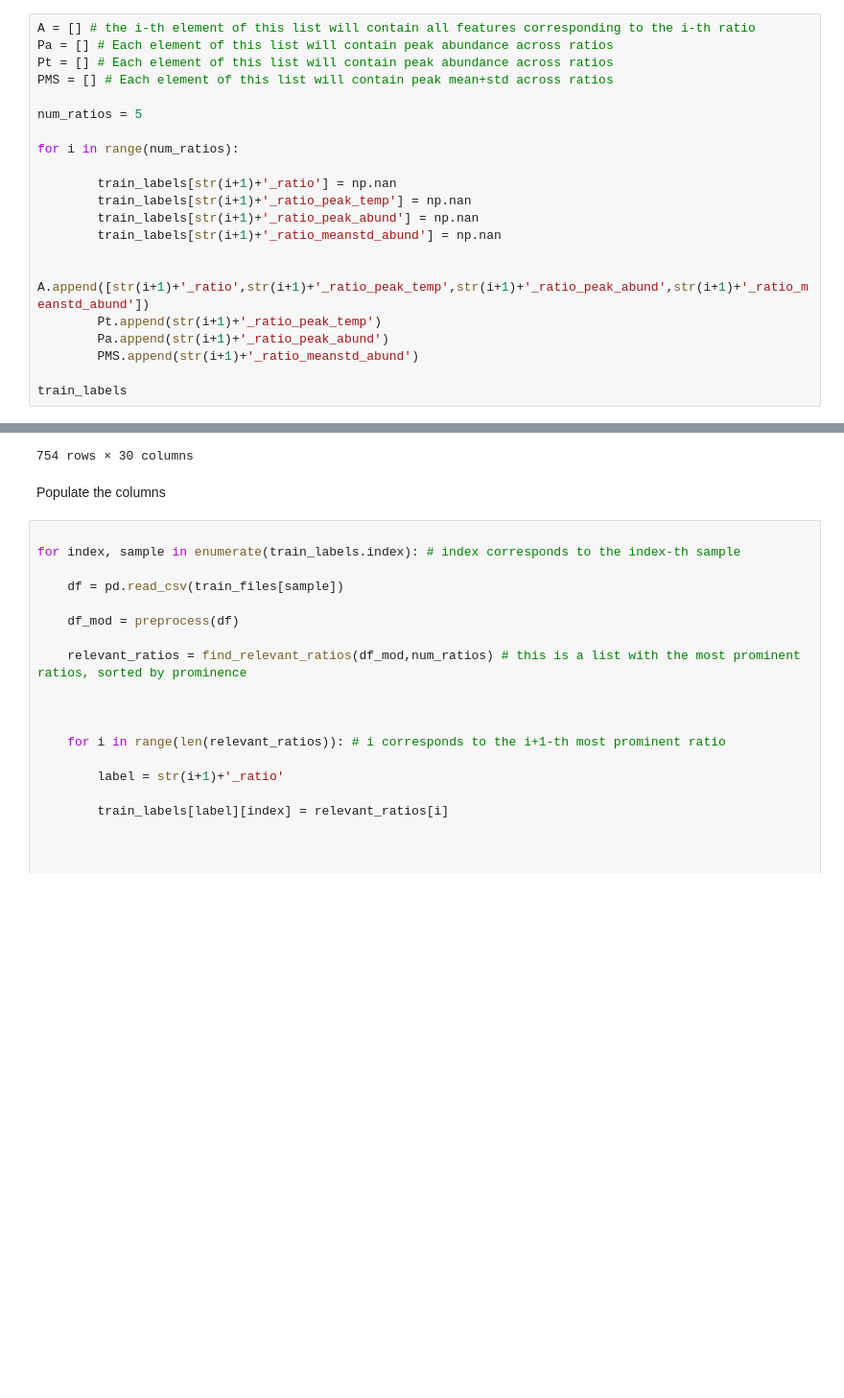
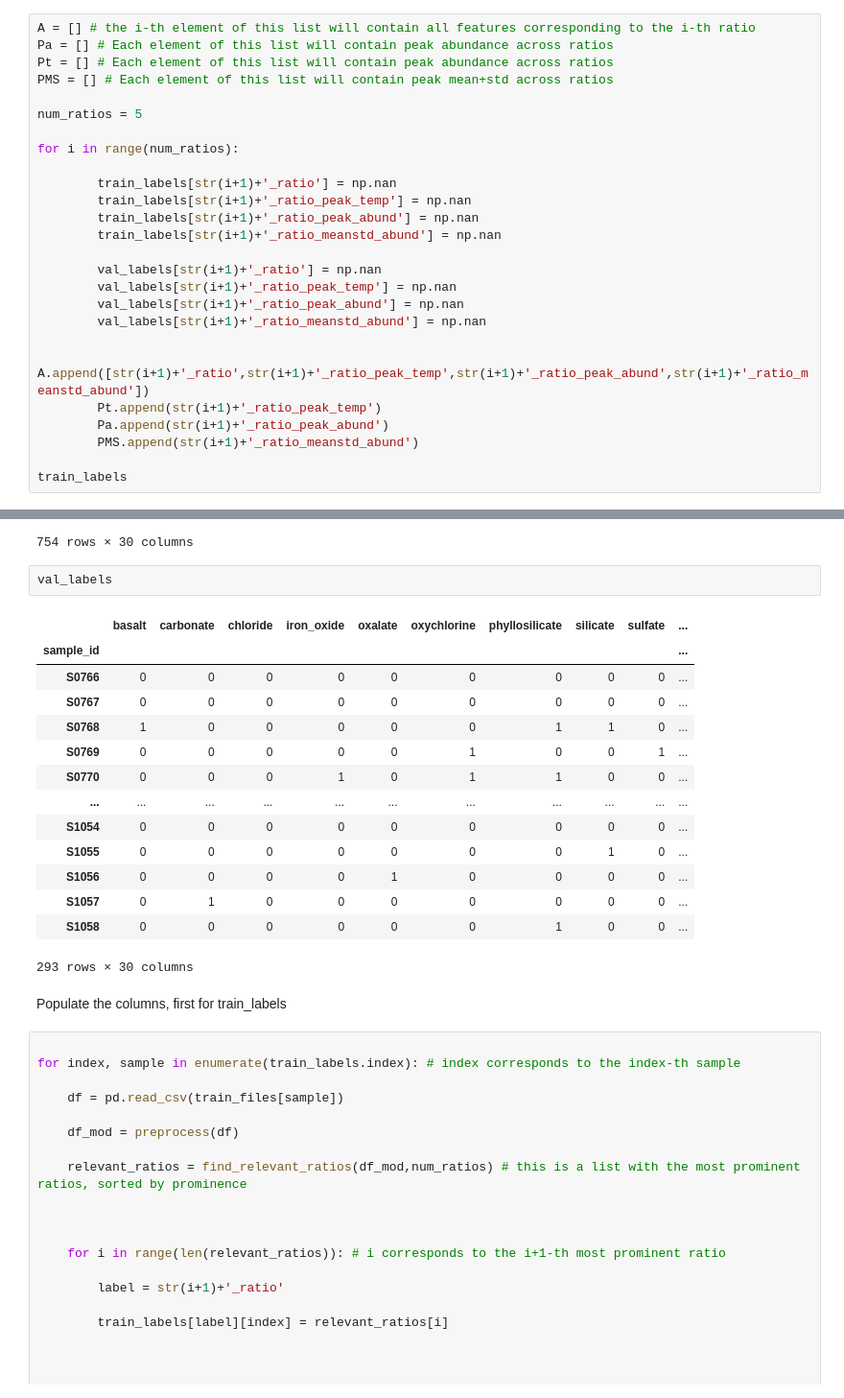
Before and after one commit to kmerkl22/chemistry_of_mars, a Jupyter notebook: Features Engineering/SelectingProminentRatios.ipynb, the cells around one changed output, grey strips where cells are left out. Shown: that part at 96% size. Saved outputs shown, nothing was run; the diff lists cells and outputs as text; blank space fills up the shorter version.

```diff
--- a/Features Engineering/SelectingProminentRatios.ipynb
+++ b/Features Engineering/SelectingProminentRatios.ipynb
@@ -228,6 +250,11 @@ for i in range(num_ratios):
         train_labels[str(i+1)+'_ratio_peak_abund'] = np.nan
         train_labels[str(i+1)+'_ratio_meanstd_abund'] = np.nan
 
+        val_labels[str(i+1)+'_ratio'] = np.nan
+        val_labels[str(i+1)+'_ratio_peak_temp'] = np.nan
+        val_labels[str(i+1)+'_ratio_peak_abund'] = np.nan
+        val_labels[str(i+1)+'_ratio_meanstd_abund'] = np.nan
+
         A.append([str(i+1)+'_ratio',str(i+1)+'_ratio_peak_temp',str(i+1)+'_ratio_peak_abund',str(i+1)+'_ratio_meanstd_abund'])
         Pt.append(str(i+1)+'_ratio_peak_temp')
         Pa.append(str(i+1)+'_ratio_peak_abund')
@@ -249,8 +276,25 @@ train_labels
 | S0752 | 0 | 0 | 0 | 1 | 0 | 0 | 0 | 0 | 0 | ... |
 | S0753 | 1 | 0 | 0 | 0 | 0 | 1 | 0 | 0 | 0 | ... |
 754 rows × 30 columns
+# %%
+val_labels
+# %% [output]
+|  | basalt | carbonate | chloride | iron_oxide | oxalate | oxychlorine | phyllosilicate | silicate | sulfate | ... |
+| sample_id |  |  |  |  |  |  |  |  |  | ... |
+| S0766 | 0 | 0 | 0 | 0 | 0 | 0 | 0 | 0 | 0 | ... |
+| S0767 | 0 | 0 | 0 | 0 | 0 | 0 | 0 | 0 | 0 | ... |
+| S0768 | 1 | 0 | 0 | 0 | 0 | 0 | 1 | 1 | 0 | ... |
+| S0769 | 0 | 0 | 0 | 0 | 0 | 1 | 0 | 0 | 1 | ... |
+| S0770 | 0 | 0 | 0 | 1 | 0 | 1 | 1 | 0 | 0 | ... |
+| ... | ... | ... | ... | ... | ... | ... | ... | ... | ... | ... |
+| S1054 | 0 | 0 | 0 | 0 | 0 | 0 | 0 | 0 | 0 | ... |
+| S1055 | 0 | 0 | 0 | 0 | 0 | 0 | 0 | 1 | 0 | ... |
+| S1056 | 0 | 0 | 0 | 0 | 1 | 0 | 0 | 0 | 0 | ... |
+| S1057 | 0 | 1 | 0 | 0 | 0 | 0 | 0 | 0 | 0 | ... |
+| S1058 | 0 | 0 | 0 | 0 | 0 | 0 | 1 | 0 | 0 | ... |
+293 rows × 30 columns
 # %% [markdown]
-Populate the columns
+Populate the columns, first for train_labels
 # %%
 
 for index, sample in enumerate(train_labels.index): # index corresponds to the index-th sample
```
Also changed, not shown: parts of 15 cells of this notebook, 1 other file.
